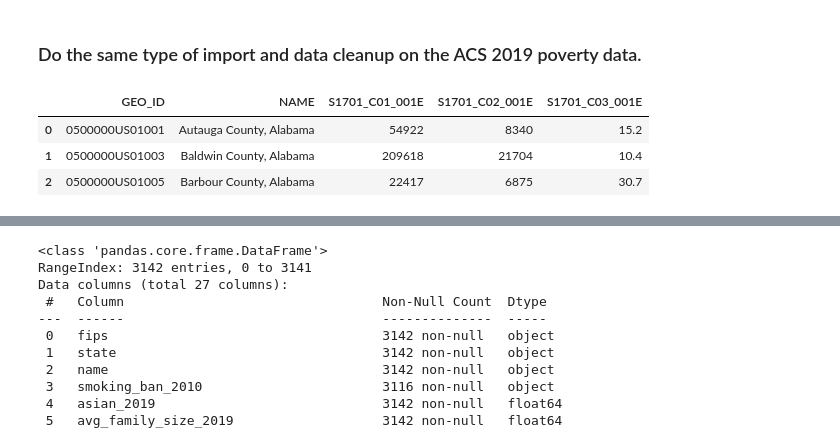
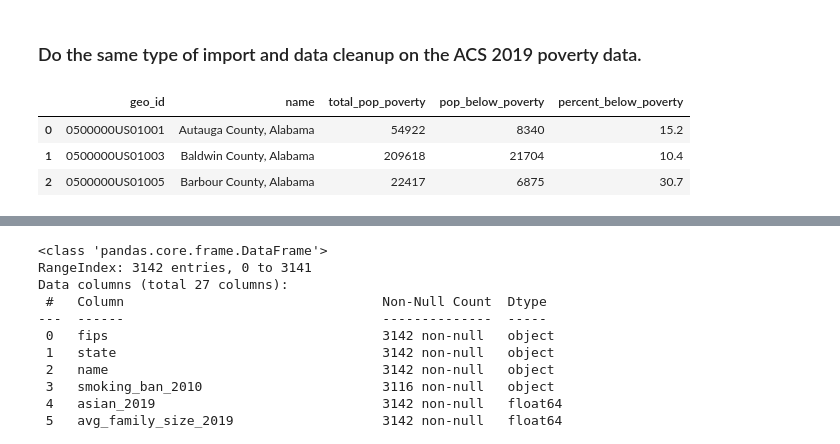
Before and after one commit to calculaterceec/Proj4Team2, a Jupyter notebook: code/CensusData.ipynb, the cells around one changed output, grey strips where cells are left out. Saved outputs shown, nothing was run; the diff lists cells and outputs as text; code cells hidden in the pictures.

```diff
--- a/code/CensusData.ipynb
+++ b/code/CensusData.ipynb
@@ -9,4 +9,5 @@ import numpy as np
 import seaborn as sns
 pd.set_option('display.max_columns', None)
 #pd.set_option('display.max_columns', None)
+pd.set_option('display.max_colwidth', None)
 # %% [markdown]
@@ -178,21 +273,28 @@ memory usage: 220.9+ KB
 # %%
 # Specify columns of interest.
 acs2019_poverty_columns_of_interest = ['GEO_ID',
                                       'NAME',
                                       'S1701_C01_001E',
                                        'S1701_C02_001E',
                                        'S1701_C03_001E']
 
 # Read in the data.
 
 acs2019_poverty = pd.read_csv(
     '../data/02_demo_data/ACS/ACS_2019_poverty_by_county/ACSST5Y2019.S1701_data_with_overlays_2021-11-02T160432.csv',
     usecols = acs2019_poverty_columns_of_interest,
     skiprows = [1])
 
+# Change the column naming conventions.
+acs2019_poverty.columns = ['geo_id',
+                          'name',
+                          'total_pop_poverty',
+                          'pop_below_poverty',
+                          'percent_below_poverty',
+                          ]
 acs2019_poverty.head(3)
 # %% [output]
-|  | GEO_ID | NAME | S1701_C01_001E | S1701_C02_001E | S1701_C03_001E |
+|  | geo_id | name | total_pop_poverty | pop_below_poverty | percent_below_poverty |
 | 0 | 0500000US01001 | Autauga County, Alabama | 54922 | 8340 | 15.2 |
 | 1 | 0500000US01003 | Baldwin County, Alabama | 209618 | 21704 | 10.4 |
 | 2 | 0500000US01005 | Barbour County, Alabama | 22417 | 6875 | 30.7 |
```
Also changed, not shown: parts of 51 cells of this notebook, 11 other files.
